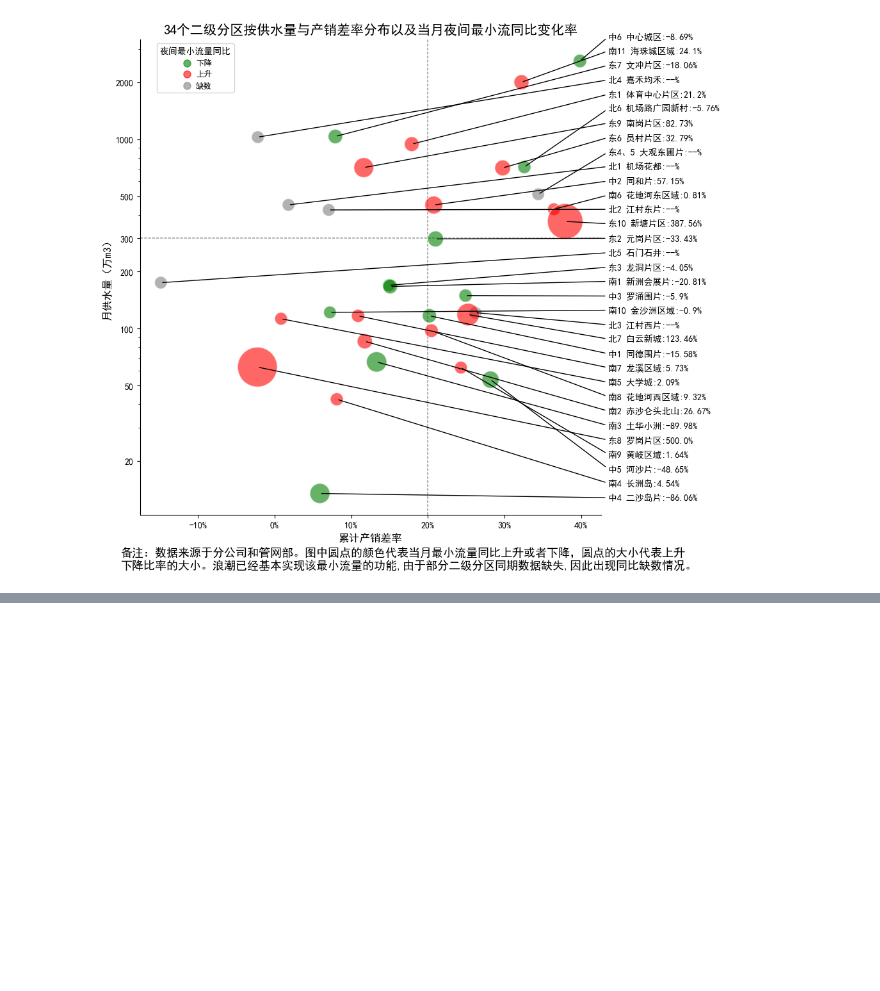
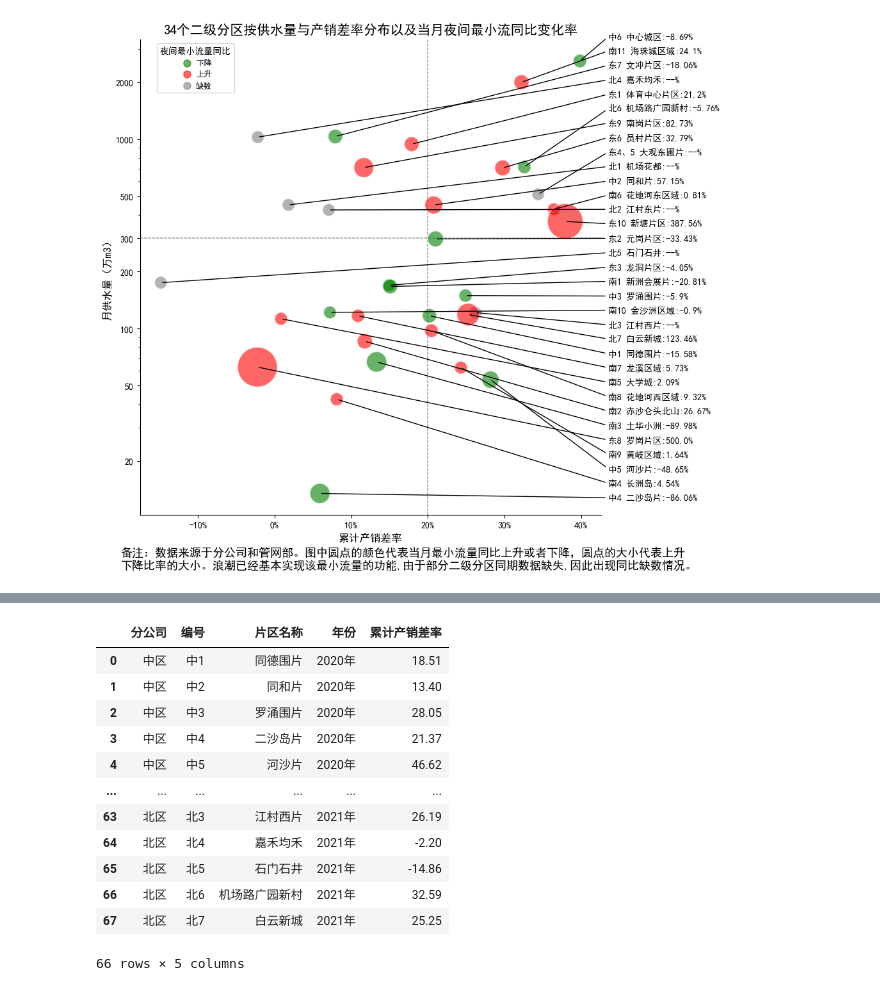
Before and after one commit to jayaston/mypyworks, a Jupyter notebook: jupyter文件/月度产销差漏损率分析报告图表.ipynb, the cells around one changed output, grey strips where cells are left out. Saved outputs shown, nothing was run; the diff lists cells and outputs as text; code cells hidden in the pictures; blank space fills up the shorter version.

```diff
--- a/jupyter文件/月度产销差漏损率分析报告图表.ipynb
+++ b/jupyter文件/月度产销差漏损率分析报告图表.ipynb
@@ -988,6 +1006,22 @@ zone4=zone4[~np.isnan(zone4['综合产销差'])]
 zone4= zone4.sort_values('当月供水量',ascending=False)
 xy=list(zip(zone4['综合产销差'],zone4['当月供水量']))
 text=[x+':'+y for x,y in zip(zone4['编号'],zone4['名称'])]
+# %%
+zone3
+# %% [output]
+|  | 分公司 | 编号 | 片区名称 | 年份 | 累计产销差率 |
+| 0 | 中区 | 中1 | 同德围片 | 2020年 | 18.51 |
+| 1 | 中区 | 中2 | 同和片 | 2020年 | 13.40 |
+| 2 | 中区 | 中3 | 罗涌围片 | 2020年 | 28.05 |
+| 3 | 中区 | 中4 | 二沙岛片 | 2020年 | 21.37 |
+| 4 | 中区 | 中5 | 河沙片 | 2020年 | 46.62 |
+| ... | ... | ... | ... | ... | ... |
+| 63 | 北区 | 北3 | 江村西片 | 2021年 | 26.19 |
+| 64 | 北区 | 北4 | 嘉禾均禾 | 2021年 | -2.20 |
+| 65 | 北区 | 北5 | 石门石井 | 2021年 | -14.86 |
+| 66 | 北区 | 北6 | 机场路广园新村 | 2021年 | 32.59 |
+| 67 | 北区 | 北7 | 白云新城 | 2021年 | 25.25 |
+66 rows × 5 columns
 # %%
 
 fig=plt.figure(figsize=(6,4),dpi=100)
```
Also changed, not shown: parts of 5 cells of this notebook, 3 other files.
